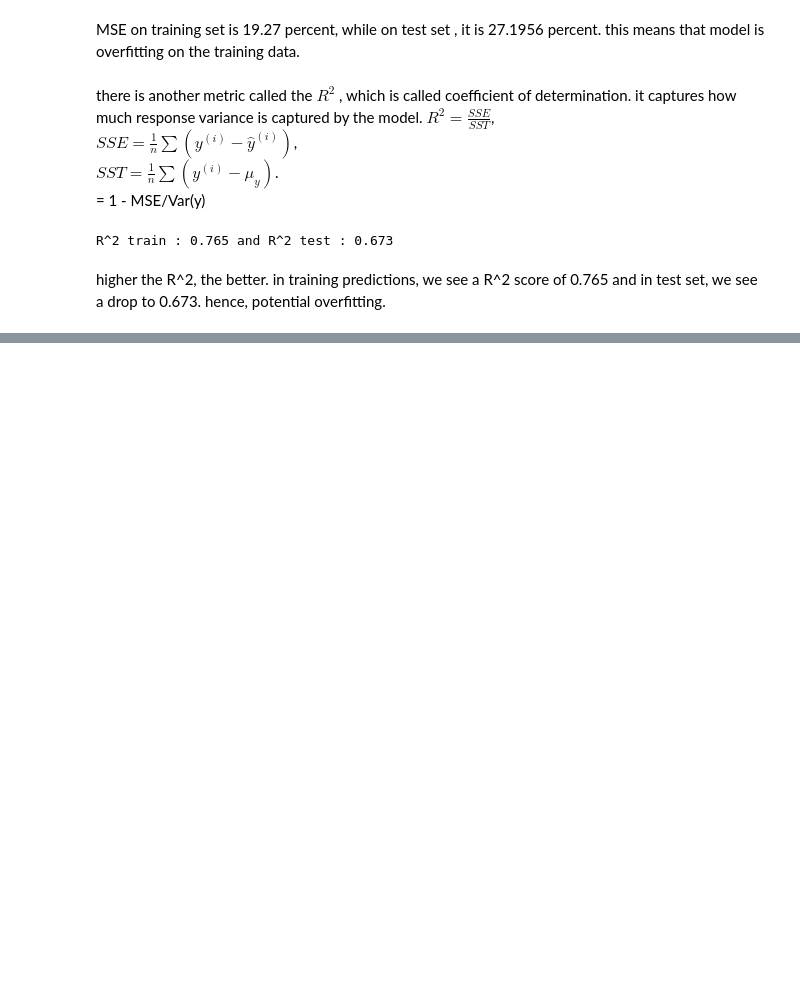
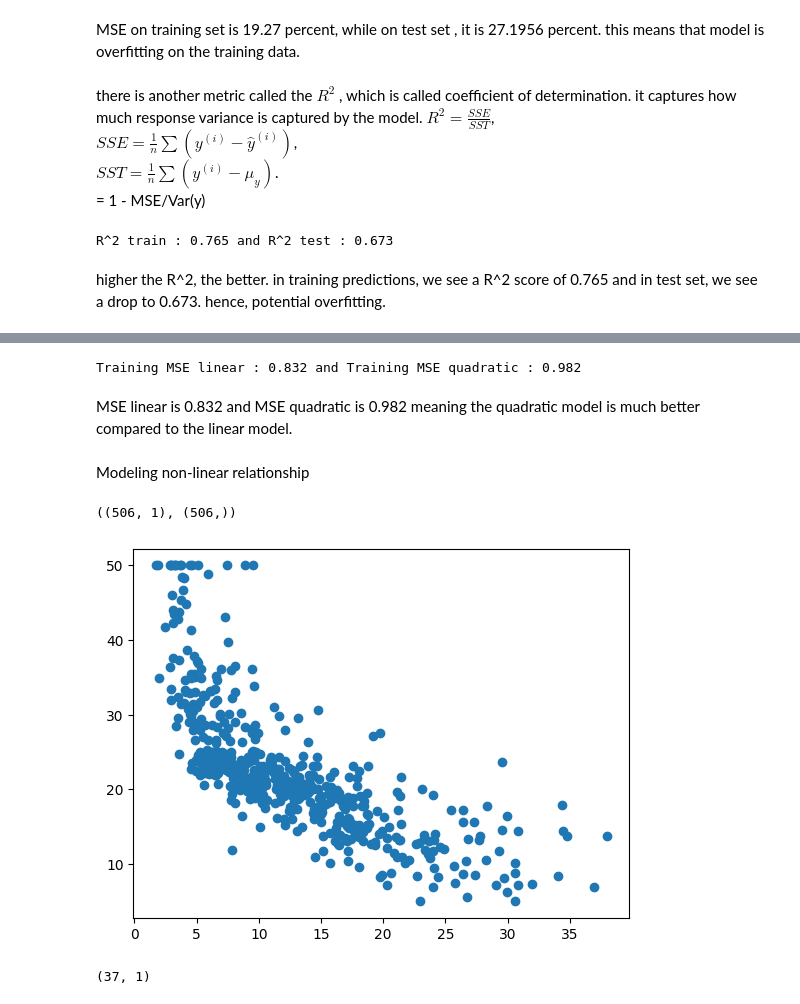
Before and after one commit to Divyesh-Kanagavel/HandsOnML-AI, a Jupyter notebook: Regression_analysis.ipynb, the cells around one changed output, grey strips where cells are left out. Saved outputs shown, nothing was run; the diff lists cells and outputs as text; code cells hidden in the pictures; blank space fills up the shorter version.

```diff
--- a/Regression_analysis.ipynb
+++ b/Regression_analysis.ipynb
@@ -254,0 +341,22 @@ higher the R^2, the better. in training predictions, we see a R^2 score of 0.765
+# %%
+y_lin_pred = lr.predict(X)
+y_quad_pred =pr.predict(X_quad)
+print('Training MSE linear : %.3f and Training MSE quadratic : %.3f' % (r2_score(y,y_lin_pred), r2_score(y,y_quad_pred)))
+# %% [output]
+Training MSE linear : 0.832 and Training MSE quadratic : 0.982
+# %% [markdown]
+MSE linear is 0.832 and MSE quadratic is 0.982 meaning the quadratic model is much better compared to the linear model.
+# %% [markdown]
+Modeling non-linear relationship
+# %%
+X = df[['LSTAT']].values
+y = df['MEDV'].values
+# %%
+X.shape, y.shape
+# %% [output]
+((506, 1), (506,))
+# %%
+plt.scatter(X,y)
+plt.show()
+# %% [output]
+[figure, added]
@@ -254,0 +370,5 @@ higher the R^2, the better. in training predictions, we see a R^2 score of 0.765
+# %%
+X_fit = np.arange(X.min(), X.max(),1)[:,np.newaxis]
+X_fit.shape
+# %% [output]
+(37, 1)
```
Also changed, not shown: parts of 32 cells of this notebook.
